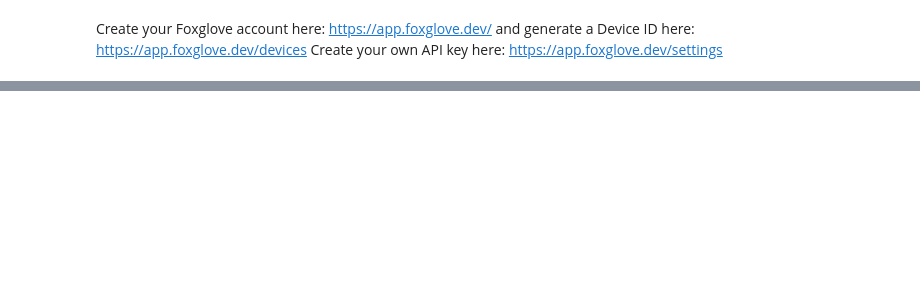
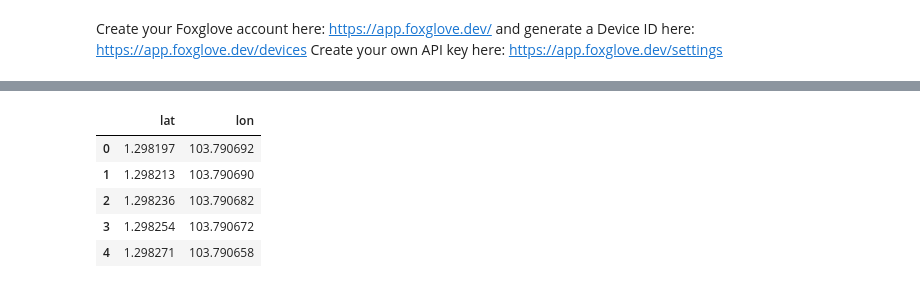
Before and after one commit to borealbikes-dev/3d_labels_facial_expressions_and_emotion_detection, a Jupyter notebook: facial_expression_recognition/facial_expression_recognition/foxglove_data_analyzer.ipynb, the cells around one changed output, grey strips where cells are left out. Cells and saved outputs as stored; diff of their text form; code cells hidden in the pictures; blank space fills up the shorter version.

```diff
--- a/facial_expression_recognition/facial_expression_recognition/foxglove_data_analyzer.ipynb
+++ b/facial_expression_recognition/facial_expression_recognition/foxglove_data_analyzer.ipynb
@@ -111,0 +81,18 @@ df.plot.bar(x="emotion", y="count", rot=0, title="Emotion Counts").get_figure().
+# %%
+gps_messages = [
+    (message.latitude, message.longitude)
+    for topic, record, message in client.get_messages(
+        device_id=device_id,
+        start=coverage[1]["start"],
+        end=coverage[1]["end"],
+        topics=["/gps"],
+    )
+]
+pd.DataFrame(gps_messages, columns=["lat", "lon"]).head()
+# %% [output]
+|  | lat | lon |
+| 0 | 1.298197 | 103.790692 |
+| 1 | 1.298213 | 103.790690 |
+| 2 | 1.298236 | 103.790682 |
+| 3 | 1.298254 | 103.790672 |
+| 4 | 1.298271 | 103.790658 |
```
Also changed, not shown: parts of 10 cells of this notebook, 1 other file.
